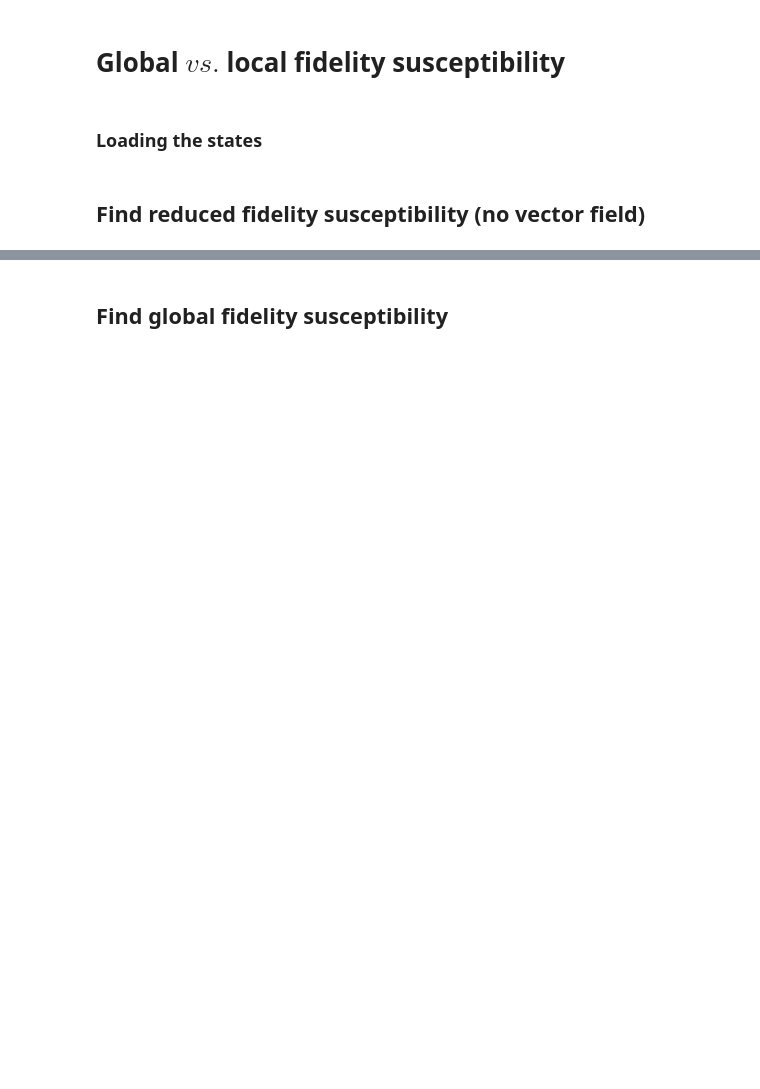
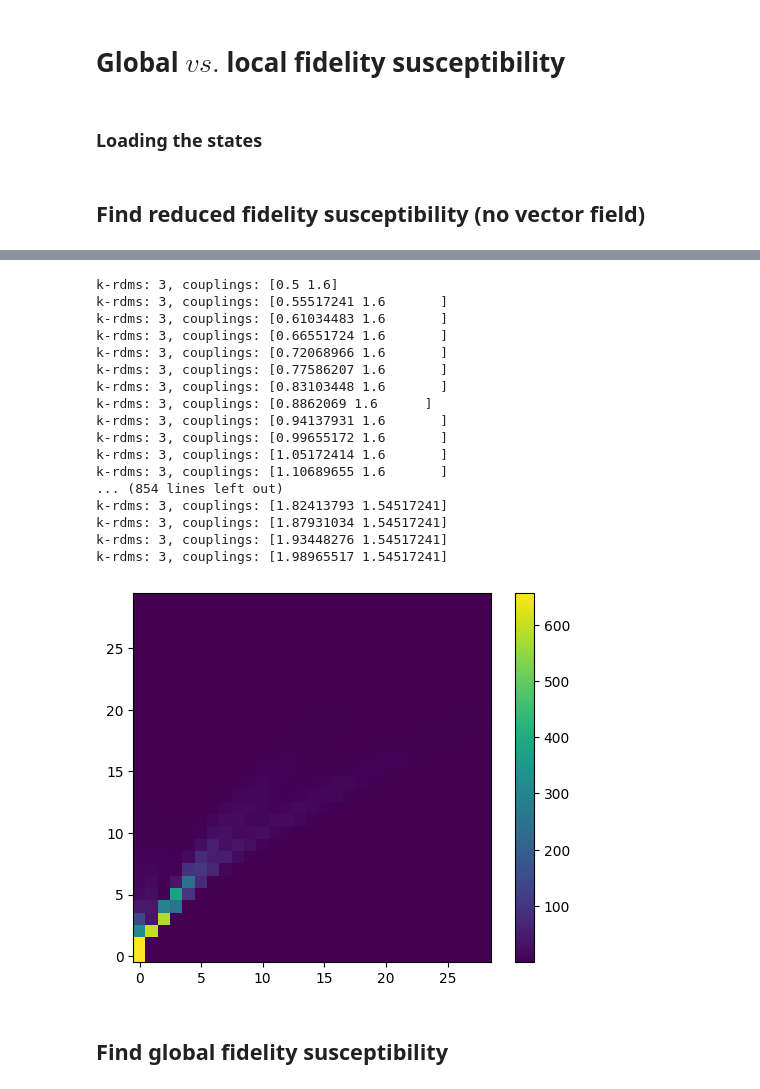
Before and after one commit to Fradm98/qupytex, a Jupyter notebook: src/qphaset/notebooks/final-global-vs-local-fidelity.ipynb, the cells around one changed output, grey strips where cells are left out. Drawn from its saved outputs; the diff is of its cells as text; code cells hidden in the pictures; blank space fills up the shorter version.

```diff
--- a/src/qphaset/notebooks/final-global-vs-local-fidelity.ipynb
+++ b/src/qphaset/notebooks/final-global-vs-local-fidelity.ipynb
@@ -29,7 +31,14 @@ n = 30
 h_i, h_f = 1, 3
 params = np.linspace(1, 3, n), np.linspace(1.8, 3, n) # upside-down
 
-params = np.linspace(h_i, h_f, n), np.linspace(h_f, h_i, n) # upside-down
+model_name = "ANNNI"
+l = 12
+n = 30
+h_i, h_f = 0.5, 2.1
+params = np.linspace(0.5, 2.1, n), np.linspace(1.6, 0.01, n) # upside-down
+
+# params = np.linspace(h_i, h_f, n), np.linspace(h_f, h_i, n) # upside-down
+
 couplings = np.linspace(h_i,h_f,n)
 a = abs(couplings[0] - couplings[1])
 
@@ -40,7 +49,7 @@ params_extent = np.concatenate([np.min(params, axis=0), np.max(params, axis=0)])
 params_extent = tuple(params_extent[[0, 2, 1, 3]])
 
 device = 'pc'
-device = 'ngt'
+# device = 'ngt'
 
 if device == 'pc':
     device_path = "D:/code"
@@ -72,7 +81,7 @@ else:
 
 
 filename = f'{path_to_tensor}/{model_name}_L_{l}_lambda_1_{params_extent[2]}-{params_extent[3]}_lambda_2_{params_extent[0]}-{params_extent[1]}_npoints_{n}x{n}_chi_{chi}_eps_{c1}.pkl'
-filename = f'{path_to_tensor}/{model_name}_L_{l}_lambda_1_{params_extent[2]}-{params_extent[3]}_lambda_2_{params_extent[0]}-{params_extent[1]}_npoints_{n}x{n}.pkl'
+# filename = f'{path_to_tensor}/{model_name}_L_{l}_lambda_1_{params_extent[2]}-{params_extent[3]}_lambda_2_{params_extent[0]}-{params_extent[1]}_npoints_{n}x{n}.pkl'
 
 with gzip.open(filename, 'rb') as f:
     data = pickle.load(f)
@@ -112,24 +123,38 @@ rdms.shape
 # %%
-fidelity = []
+fidelity_rdms = []
 for i in range(n):
-    fidelity_row = []
+    fidelity_row_rdms = []
     for j in range(n-1):
-        print(f"L: {l}, couplings: {params[i+j]}")
-        heis_chain_g = MPS(L=l, d=d, model=model_name, chi=chi, h=None, eps=c1, J=None, bc='obc')
+        print(f"k-rdms: {len(sites)}, couplings: {params[i+j]}")
+        fidelity_row_rdms.append(uhlmann_fidelity(rdms[i,j],rdms[i,j+1]))
+    fidelity_rdms.append(fidelity_row_rdms)
 
-        heis_chain_g.sites = gstates[i+j+i*(n-1)]
-        heis_chain_g.ancilla_sites = gstates[i+j+i*(n-1)+1]
-
-        fidelity_row.append(heis_chain_g._compute_norm(site=1, mixed=True).copy())
-    fidelity.append(fidelity_row)
-
-dfss = []
-for fid_row in fidelity:
+dfss_rdms = []
+for fid_row in fidelity_rdms:
     dfs = discrete_fidelity_susceptibility(fid=fid_row, a=a)
-    dfss.append(dfs)
-plt.imshow(np.asarray(dfss))
-plt.colorbar()
+    dfss_rdms.append(dfs)
+plt.imshow(np.asarray(dfss_rdms), origin='lower')
+plt.colorbar();
 # plt.savefig(f"{path_to_figures}/{model_name}_L_{l}_{n}x{n}_total_state_no_convol.png")
+# %% [output]
+k-rdms: 3, couplings: [0.5 1.6]
+k-rdms: 3, couplings: [0.55517241 1.6       ]
+k-rdms: 3, couplings: [0.61034483 1.6       ]
+k-rdms: 3, couplings: [0.66551724 1.6       ]
+k-rdms: 3, couplings: [0.72068966 1.6       ]
+k-rdms: 3, couplings: [0.77586207 1.6       ]
+k-rdms: 3, couplings: [0.83103448 1.6       ]
+k-rdms: 3, couplings: [0.8862069 1.6      ]
+k-rdms: 3, couplings: [0.94137931 1.6       ]
+k-rdms: 3, couplings: [0.99655172 1.6       ]
+k-rdms: 3, couplings: [1.05172414 1.6       ]
+k-rdms: 3, couplings: [1.10689655 1.6       ]
+... (854 lines left out)
+k-rdms: 3, couplings: [1.82413793 1.54517241]
+k-rdms: 3, couplings: [1.87931034 1.54517241]
+k-rdms: 3, couplings: [1.93448276 1.54517241]
+k-rdms: 3, couplings: [1.98965517 1.54517241]
+[figure, added]
 # %% [markdown]
 ## Find global fidelity susceptibility
 # %%
```
Also changed, not shown: parts of 5 cells of this notebook.
